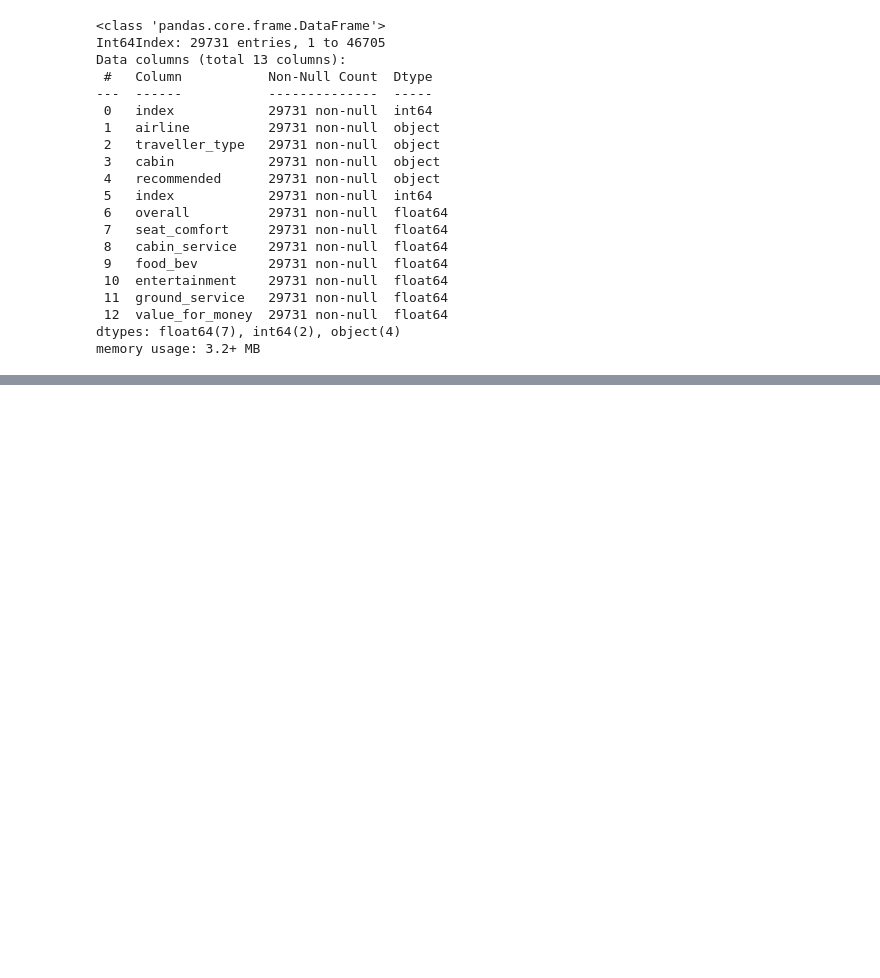
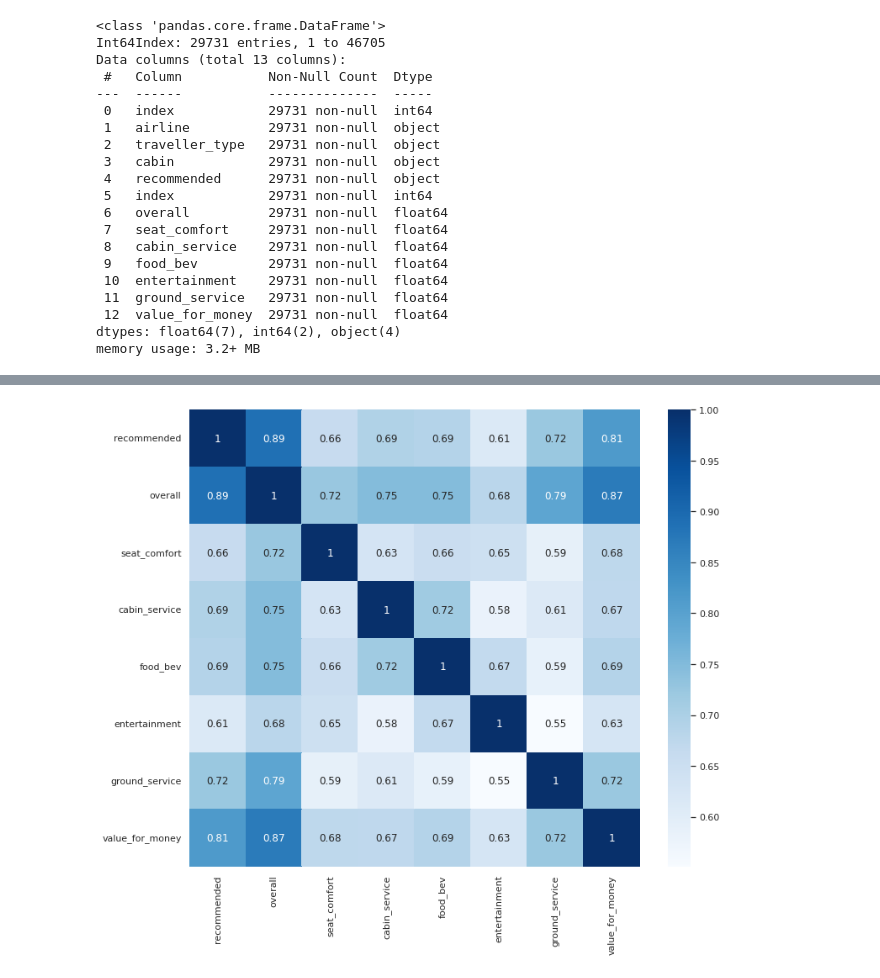
Before and after one commit to Mahima2208/Airline_Passenger_Referal_Prediction_Classification, a Jupyter notebook: AIRLINE_PASSENGER_REFERAL_PREDICTION_CLASSIFICATION.ipynb, the cells around one changed output, grey strips where cells are left out. Drawn from its saved outputs; the diff is of its cells as text; code cells hidden in the pictures; blank space fills up the shorter version.

```diff
--- a/AIRLINE_PASSENGER_REFERAL_PREDICTION_CLASSIFICATION.ipynb
+++ b/AIRLINE_PASSENGER_REFERAL_PREDICTION_CLASSIFICATION.ipynb
@@ -235,0 +302,12 @@ memory usage: 3.2+ MB
+# %%
+# Mapping the target feature with numerical data.
+airline_df['recommended']=airline_df['recommended'].map({'yes':1,'no':0})
+# %%
+airline_df.drop(columns='index',inplace=True)
+# %%
+# Correlation.
+plt.figure(figsize=(12,10))
+sns.heatmap(airline_df.corr(), annot=True, cmap='Blues')
+plt.show()
+# %% [output]
+[figure, added]
```
Also changed, not shown: parts of 12 cells of this notebook.
